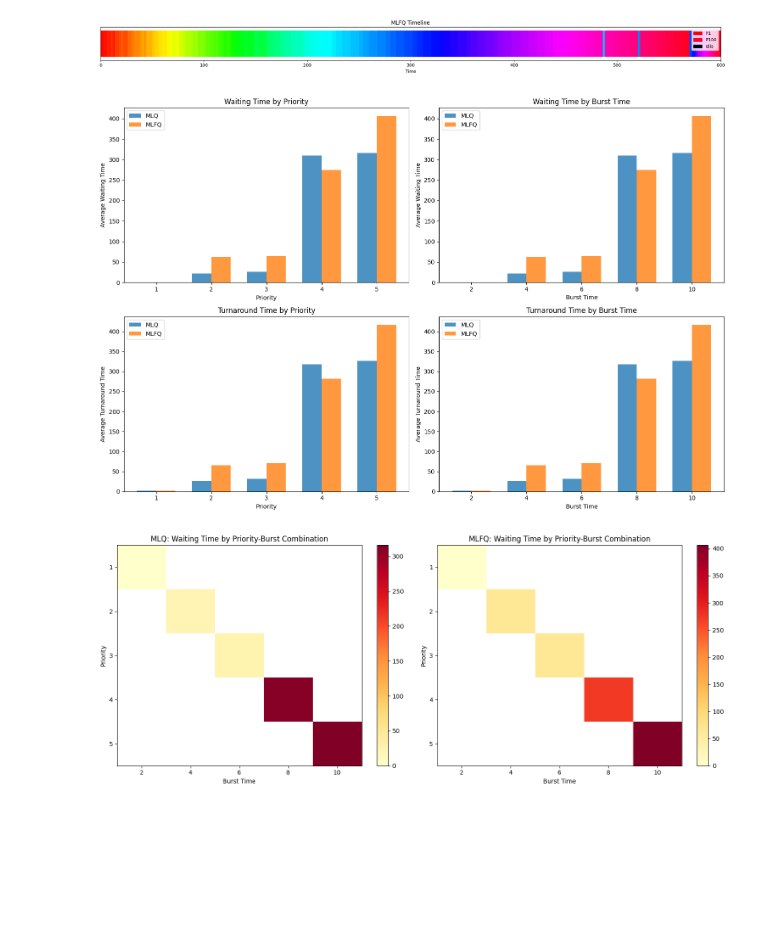
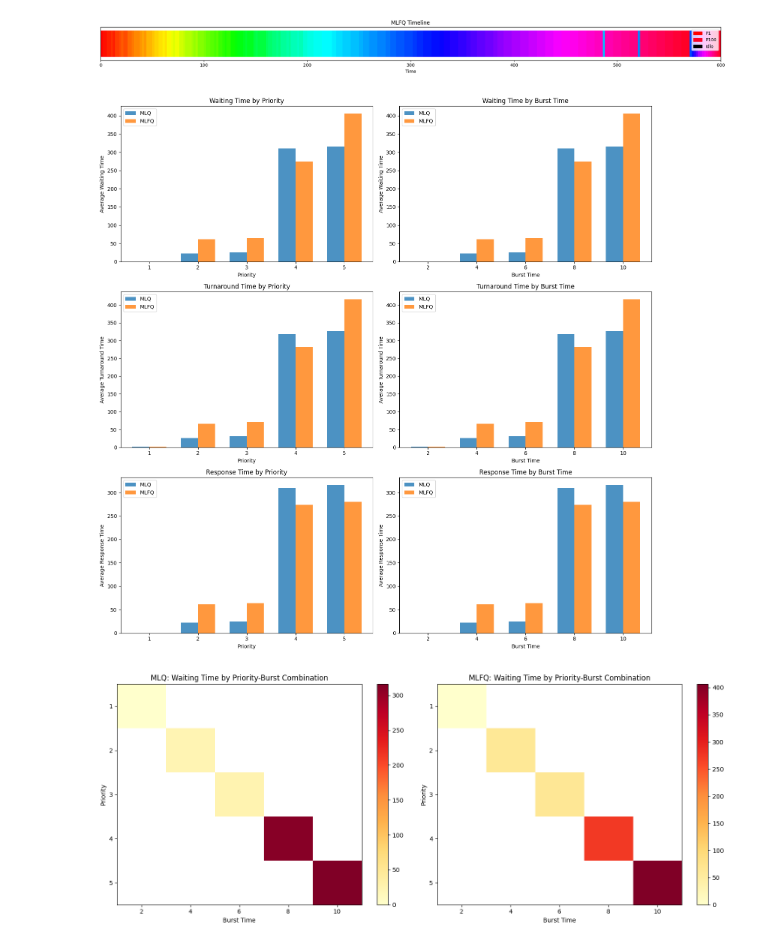
Before and after one commit to jzarcoo/CPU-Scheduling, a Jupyter notebook: metrics/metrics.ipynb, the cells around one changed output. Saved outputs shown, nothing was run; the diff lists cells and outputs as text; code cells hidden in the pictures; blank space fills up the shorter version.

```diff
--- a/metrics/metrics.ipynb
+++ b/metrics/metrics.ipynb
@@ -358,9 +358,6 @@ priority_turn_mlfq = df_mlfq_metrics.groupby('Priority')['Turnaround Time'].mean
 burst_turn_mlq = df_mlq_metrics.groupby('Burst')['Turnaround Time'].mean()
 burst_turn_mlfq = df_mlfq_metrics.groupby('Burst')['Turnaround Time'].mean()
 
-# Plot
-fig, ((ax1, ax2), (ax3, ax4)) = plt.subplots(2, 2, figsize=(15, 10))
-width = 0.35
 
 
 # Response Time by Priority
@@ -370,6 +367,10 @@ priority_resp_mlfq = df_mlfq_metrics.groupby('Priority')['Response Time'].mean()
 # Response Time by Burst Time
 burst_resp_mlq = df_mlq_metrics.groupby('Burst')['Response Time'].mean()
 burst_resp_mlfq = df_mlfq_metrics.groupby('Burst')['Response Time'].mean()
+
+# Plot (ahora con 6 gráficas)
+fig, ((ax1, ax2), (ax3, ax4), (ax5, ax6)) = plt.subplots(3, 2, figsize=(15, 15))
+width = 0.35
 
 
 # Chart 1: Waiting Time by Priority
@@ -413,34 +414,34 @@ ax4.set_xlabel('Burst Time')
 ax4.set_ylabel('Average Turnaround Time')
 ax4.set_title('Turnaround Time by Burst Time')
 ax4.set_xticks(x)
 ax4.set_xticklabels(burst_turn_mlq.index)
 ax4.legend()
 # Chart 5: Response Time by Priority
 x = range(len(priority_resp_mlq))
 ax5.bar([i - width/2 for i in x], priority_resp_mlq, width, label='MLQ', alpha=0.8)
 ax5.bar([i + width/2 for i in x], priority_resp_mlfq, width, label='MLFQ', alpha=0.8)
 ax5.set_xlabel('Priority')
 ax5.set_ylabel('Average Response Time')
 ax5.set_title('Response Time by Priority')
 ax5.set_xticks(x)
 ax5.set_xticklabels(priority_resp_mlq.index)
 ax5.legend()
 
 # Chart 6: Response Time by Burst Time
 x = range(len(burst_resp_mlq))
 ax6.bar([i - width/2 for i in x], burst_resp_mlq, width, label='MLQ', alpha=0.8)
 ax6.bar([i + width/2 for i in x], burst_resp_mlfq, width, label='MLFQ', alpha=0.8)
 ax6.set_xlabel('Burst Time')
 ax6.set_ylabel('Average Response Time')
 ax6.set_title('Response Time by Burst Time')
 ax6.set_xticks(x)
 ax6.set_xticklabels(burst_resp_mlq.index)
 ax6.legend()
 
 plt.tight_layout()
 plt.show()
 # %% [output]
-[figure, old version]
+[figure, new version]
 # %%
 # Heatmap: Waiting Time by Priority-Burst combinations
 combo_mlq = df_mlq_metrics.groupby(['Priority', 'Burst'])['Waiting Time'].mean().unstack()
```
Also changed, not shown: 2 other files.
